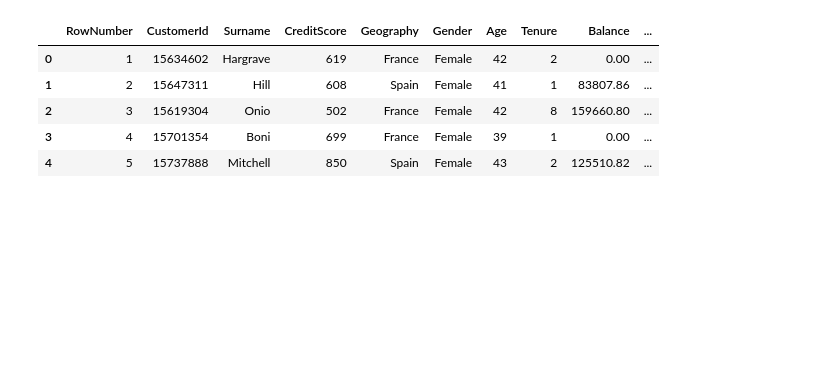
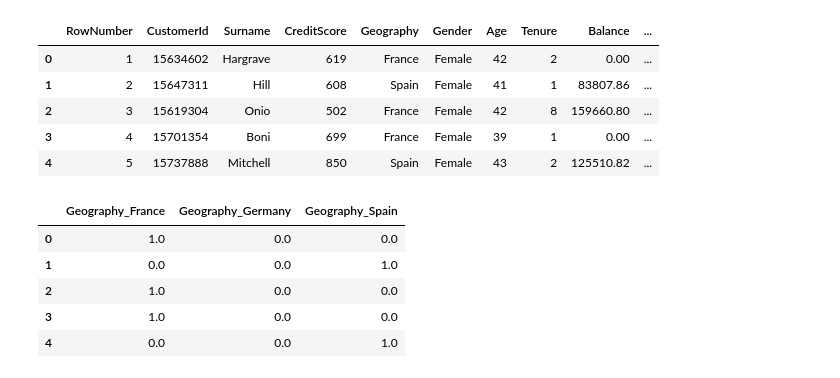
Before and after one commit to GunjanPahwa/ANN-Project, a Jupyter notebook: regression.ipynb, the cells around one changed output. Saved outputs shown, nothing was run; the diff lists cells and outputs as text; code cells hidden in the pictures; blank space fills up the shorter version.

```diff
--- a/regression.ipynb
+++ b/regression.ipynb
@@ -15,0 +25,9 @@ data.head() #I will try to find estimated salary here
+# %%
+geo_encoded_df.head()
+# %% [output]
+|  | Geography_France | Geography_Germany | Geography_Spain |
+| 0 | 1.0 | 0.0 | 0.0 |
+| 1 | 0.0 | 0.0 | 1.0 |
+| 2 | 1.0 | 0.0 | 0.0 |
+| 3 | 1.0 | 0.0 | 0.0 |
+| 4 | 0.0 | 0.0 | 1.0 |
```
Also changed, not shown: parts of 14 cells of this notebook, 2 other files.
